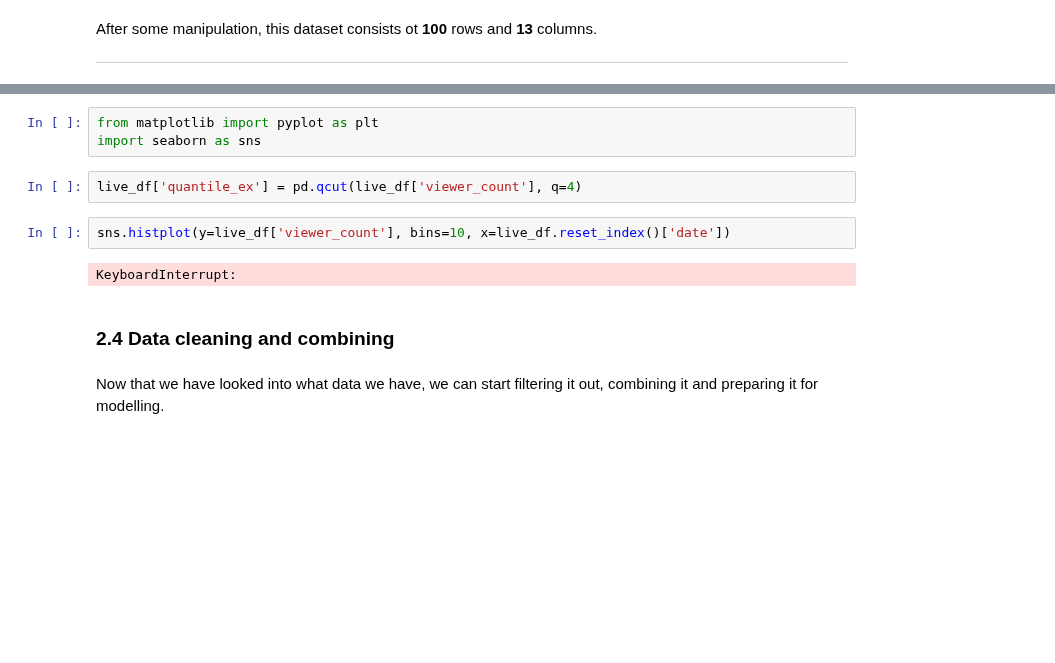
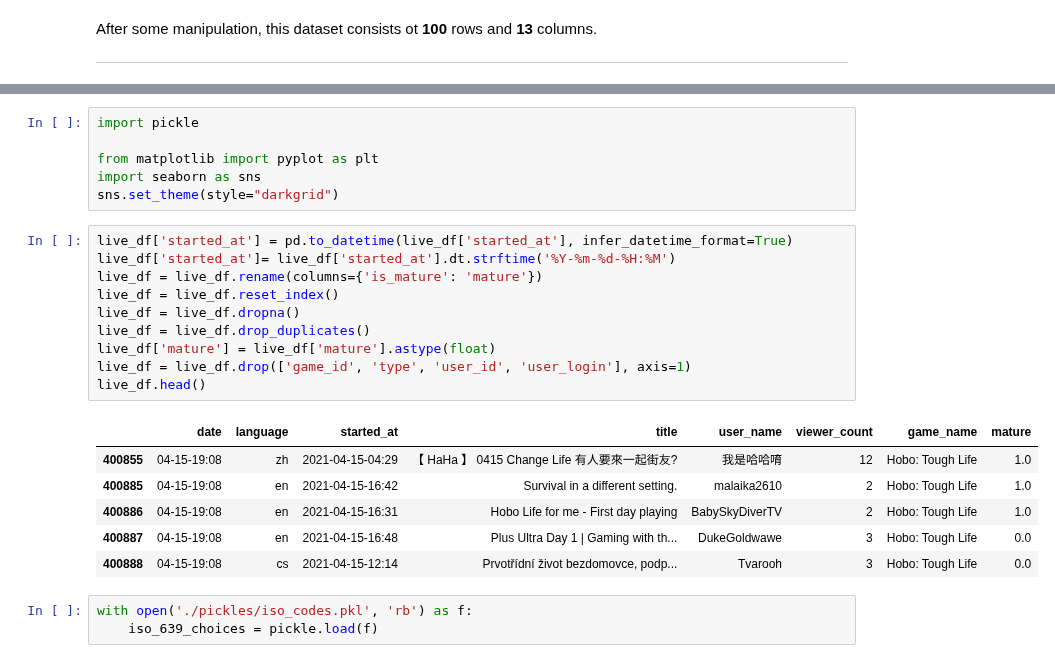
Before and after one commit to michaelbahchevanov/stream-me, a Jupyter notebook: EDA.ipynb, the cells around one changed output, grey strips where cells are left out. Saved outputs shown, nothing was run; the diff lists cells and outputs as text; blank space fills up the shorter version.

Commit message:
:sparkles: data prepared for visualization :sparkles:

```diff
--- a/EDA.ipynb
+++ b/EDA.ipynb
@@ -730,13 +732,26 @@ After some manipulation, this dataset consists ot __100__ rows and __13__ column
 # %%
+import pickle
+
 from matplotlib import pyplot as plt
 import seaborn as sns
+sns.set_theme(style="darkgrid")
-# %%
-live_df['quantile_ex'] = pd.qcut(live_df['viewer_count'], q=4)
-# %%
-sns.histplot(y=live_df['viewer_count'], bins=10, x=live_df.reset_index()['date'])
-# %% [output]
-KeyboardInterrupt:
-# %% [markdown]
-### 2.4 Data cleaning and combining
-# %% [markdown]
-Now that we have looked into what data we have, we can start filtering it out, combining it and preparing it for modelling.
+# %%
+live_df['started_at'] = pd.to_datetime(live_df['started_at'], infer_datetime_format=True)
+live_df['started_at']= live_df['started_at'].dt.strftime('%Y-%m-%d-%H:%M')
+live_df = live_df.rename(columns={'is_mature': 'mature'})
+live_df = live_df.reset_index()
+live_df = live_df.dropna()
+live_df = live_df.drop_duplicates()
+live_df['mature'] = live_df['mature'].astype(float)
+live_df = live_df.drop(['game_id', 'type', 'user_id', 'user_login'], axis=1)
+live_df.head()
+# %% [output]
+|  | date | language | started_at | title | user_name | viewer_count | game_name | mature |
+| 400855 | 04-15-19:08 | zh | 2021-04-15-04:29 | 【 HaHa 】 0415 Change Life 有人要來一起街友? | 我是哈哈唷 | 12 | Hobo: Tough Life | 1.0 |
+| 400885 | 04-15-19:08 | en | 2021-04-15-16:42 | Survival in a different setting. | malaika2610 | 2 | Hobo: Tough Life | 1.0 |
+| 400886 | 04-15-19:08 | en | 2021-04-15-16:31 | Hobo Life for me - First day playing | BabySkyDiverTV | 2 | Hobo: Tough Life | 1.0 |
+| 400887 | 04-15-19:08 | en | 2021-04-15-16:48 | Plus Ultra Day 1 | Gaming with th... | DukeGoldwawe | 3 | Hobo: Tough Life | 0.0 |
+| 400888 | 04-15-19:08 | cs | 2021-04-15-12:14 | Prvotřídní život bezdomovce, podp... | Tvarooh | 3 | Hobo: Tough Life | 0.0 |
+# %%
+with open('./pickles/iso_codes.pkl', 'rb') as f:
+    iso_639_choices = pickle.load(f)
```
Also changed, not shown: parts of 5 cells of this notebook, 1 other file.
